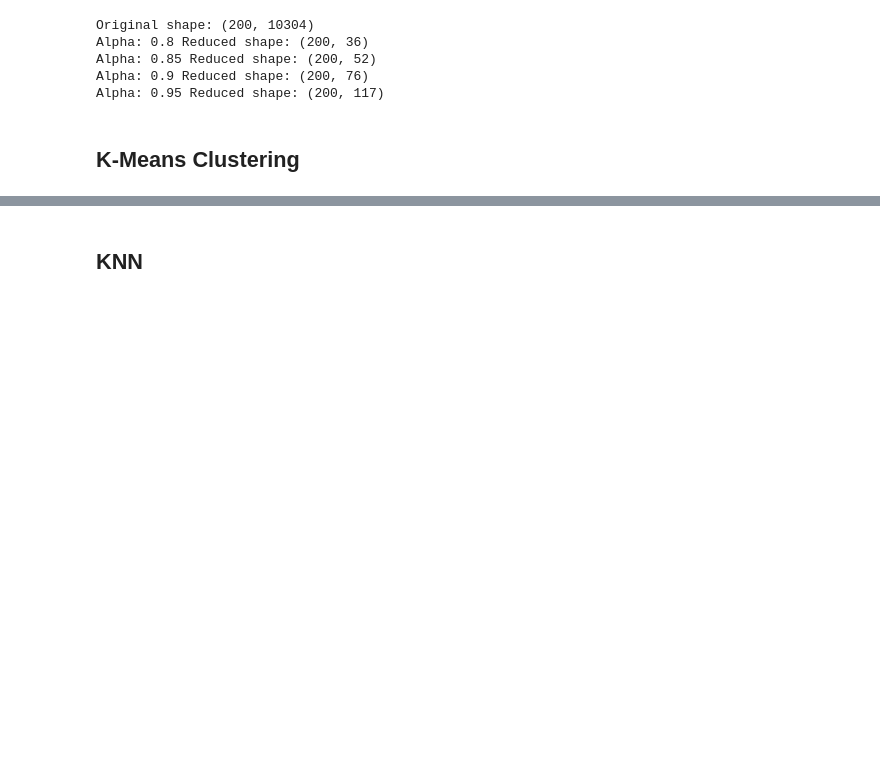
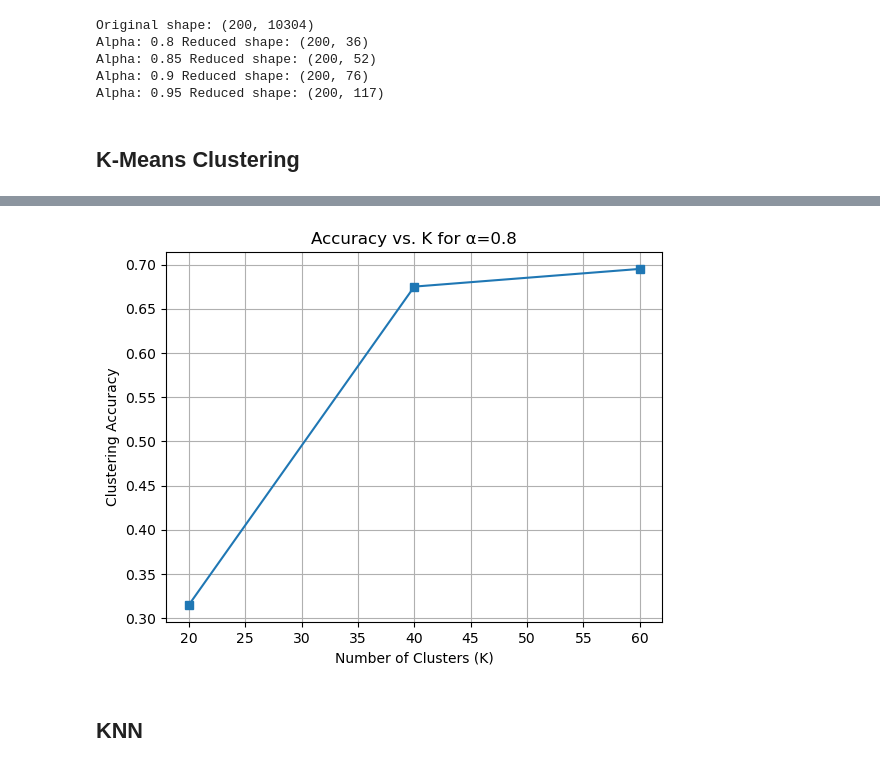
Before and after one commit to meissa20/Face-Recognition, a Jupyter notebook: Face_Recognition.ipynb, the cells around one changed output, grey strips where cells are left out. Cells and saved outputs as stored; diff of their text form; code cells hidden in the pictures; blank space fills up the shorter version.

```diff
--- a/Face_Recognition.ipynb
+++ b/Face_Recognition.ipynb
@@ -169,3 +287,16 @@ Alpha: 0.95 Reduced shape: (200, 117)
+# %%
+fixed_alpha = 0.8
+ks = [20, 40, 60]
+accs = [results[fixed_alpha][k] for k in ks]
+
+plt.plot(ks, accs, marker='s')
+plt.xlabel('Number of Clusters (K)')
+plt.ylabel('Clustering Accuracy')
+plt.title('Accuracy vs. K for α=0.8')
+plt.grid(True)
+plt.show()
+# %% [output]
+[figure, added]
 # %% [markdown]
 ## KNN
 # %%
```
Also changed, not shown: parts of 22 cells of this notebook.
